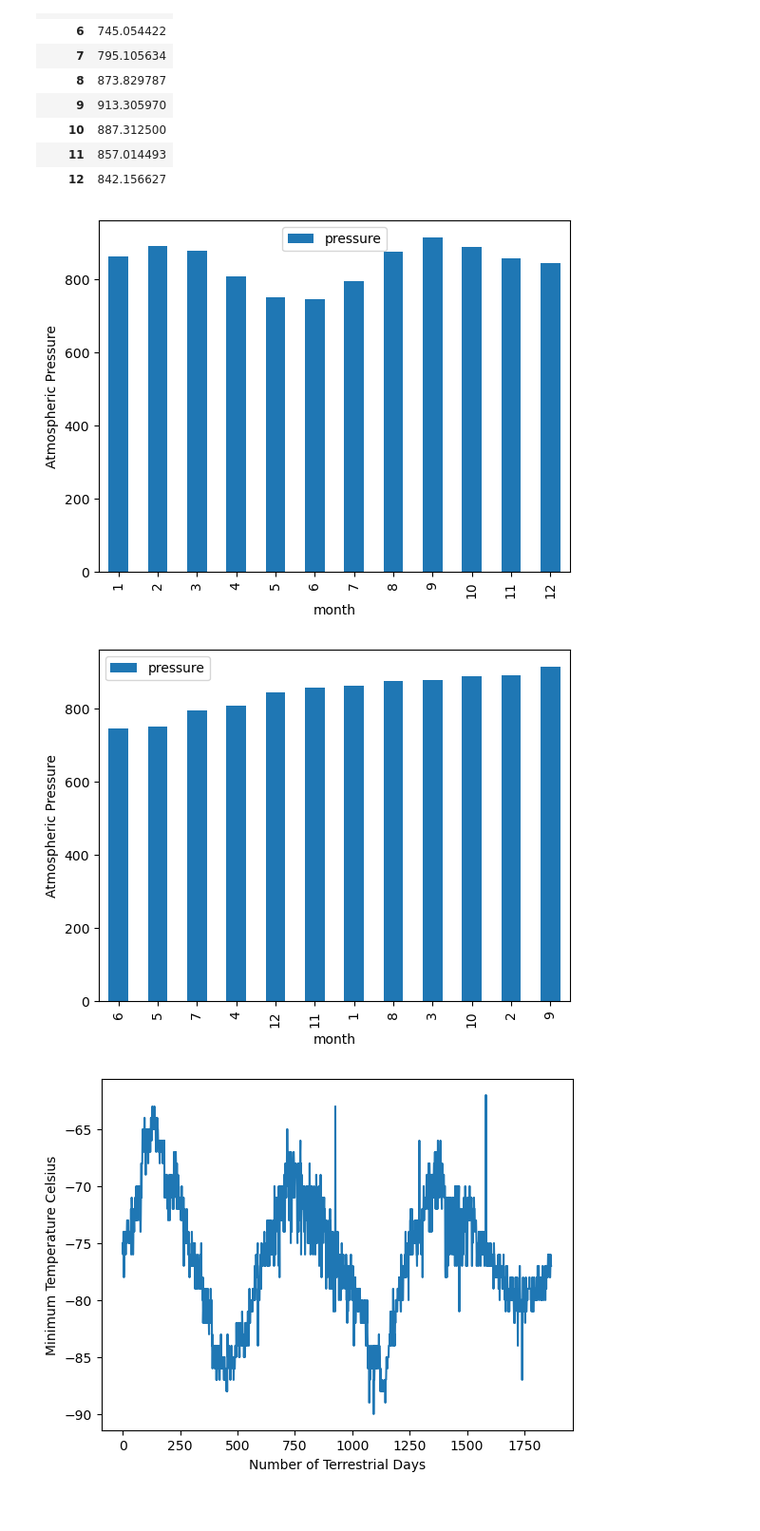
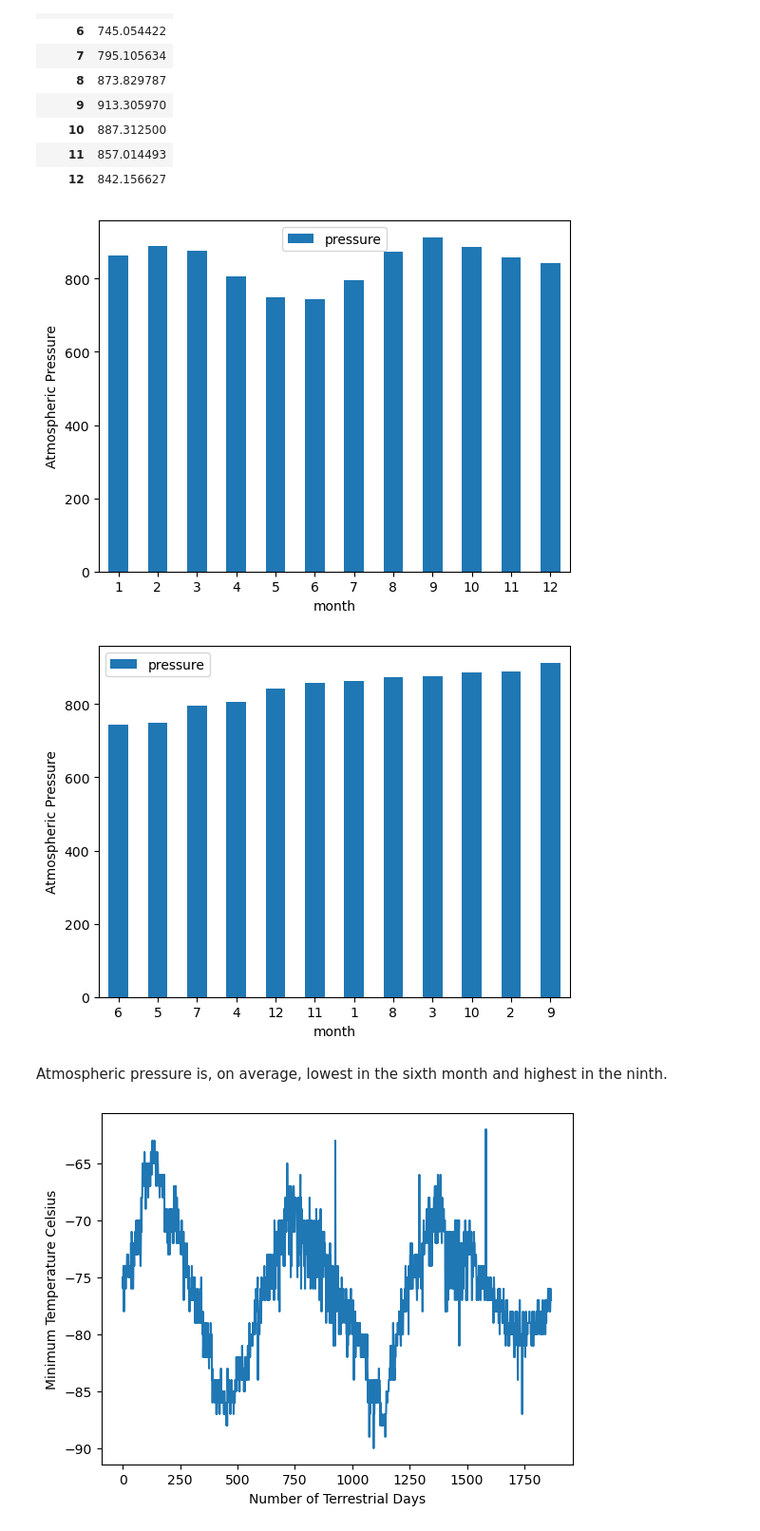
Before and after one commit to MickMarch/mission_to_mars, a Jupyter notebook: part_2_mars_weather.ipynb, the cells around one changed output. Shown: that part at 95% size. Drawn from its saved outputs; the diff is of its cells as text; code cells hidden in the pictures.

```diff
--- a/part_2_mars_weather.ipynb
+++ b/part_2_mars_weather.ipynb
@@ -207,20 +212,22 @@ monthly_avg_pressure
 | 12 | 842.156627 |
 # %%
 # Plot the average pressure by month
-monthly_avg_pressure.plot(kind="bar")
+monthly_avg_pressure.plot(kind="bar", rot=0)
 plt.ylabel("Atmospheric Pressure")
 
 plt.show()
 # %% [output]
-[figure, old version]
+[figure, new version]
 # %%
 # Identify the lowest and highest months of average pressure in Curiosity's location
-monthly_avg_pressure.sort_values('pressure').plot(kind="bar")
+monthly_avg_pressure.sort_values('pressure').plot(kind="bar", rot=0)
 plt.ylabel("Atmospheric Pressure")
 
 plt.show()
 # %% [output]
-[figure, old version]
+[figure, new version]
+# %% [markdown]
+Atmospheric pressure is, on average, lowest in the sixth month and highest in the ninth.
 # %%
 # 5. How many terrestrial (earth) days are there in a Martian year?
 
```
Also changed, not shown: parts of 7 cells of this notebook, 3 other files.
